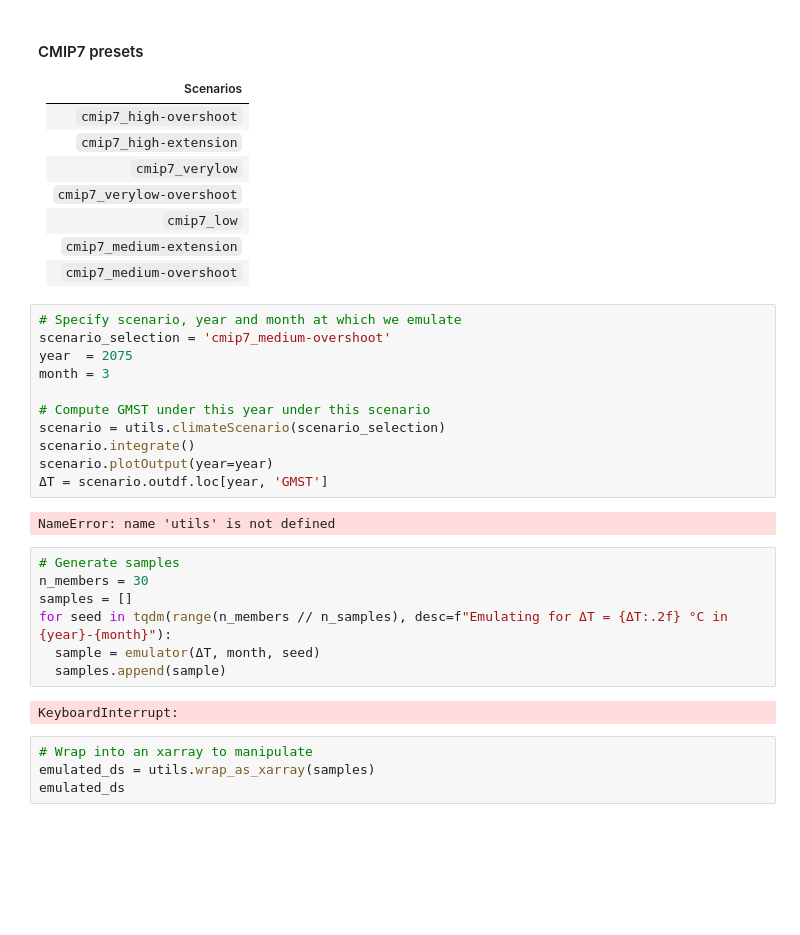
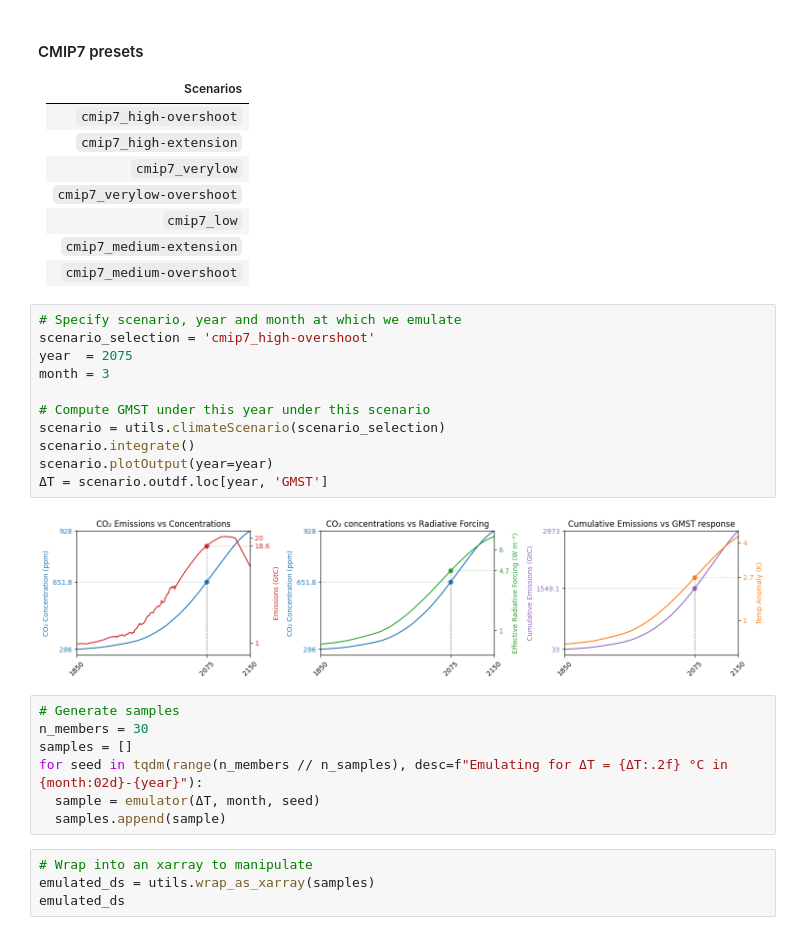
Before and after one commit to shahineb/demo-bc3-emulator, a Jupyter notebook: demo.ipynb, the cells around one changed output. Drawn from its saved outputs; the diff is of its cells as text; blank space fills up the shorter version.

```diff
--- a/demo.ipynb
+++ b/demo.ipynb
@@ -46,26 +46,24 @@ emulator = utils.make_emulator(n_samples=n_samples, n_steps=n_steps)
 | `cmip7_medium-overshoot`     |
 # %%
 # Specify scenario, year and month at which we emulate
-scenario_selection = 'cmip7_medium-overshoot'
+scenario_selection = 'cmip7_high-overshoot'
 year  = 2075
 month = 3
 
 # Compute GMST under this year under this scenario
 scenario = utils.climateScenario(scenario_selection)
 scenario.integrate()
 scenario.plotOutput(year=year)
 ΔΤ = scenario.outdf.loc[year, 'GMST']
 # %% [output]
-NameError: name 'utils' is not defined
+[figure, added]
 # %%
 # Generate samples
 n_members = 30
 samples = []
-for seed in tqdm(range(n_members // n_samples), desc=f"Emulating for ΔΤ = {ΔΤ:.2f} °C in {year}-{month}"):
+for seed in tqdm(range(n_members // n_samples), desc=f"Emulating for ΔΤ = {ΔΤ:.2f} °C in {month:02d}-{year}"):
   sample = emulator(ΔΤ, month, seed)
   samples.append(sample)
-# %% [output]
-KeyboardInterrupt:
 # %%
 # Wrap into an xarray to manipulate
 emulated_ds = utils.wrap_as_xarray(samples)
```
Also changed, not shown: parts of 2 cells of this notebook.
